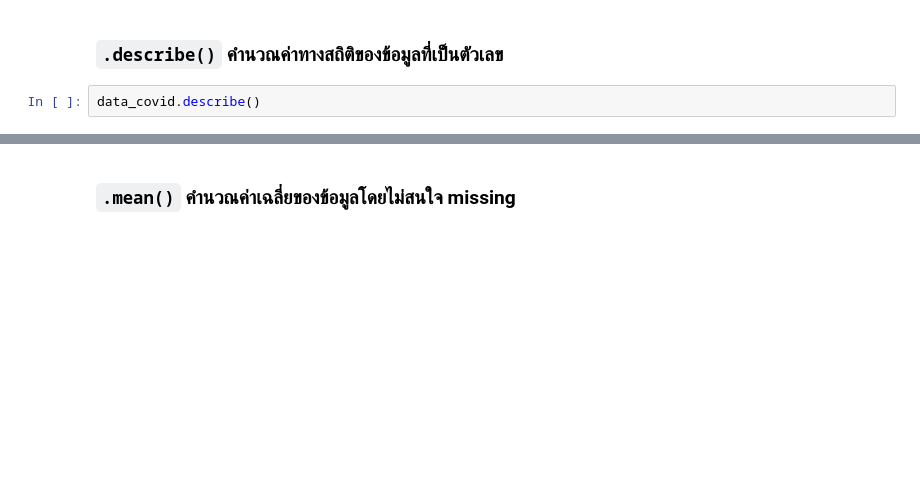
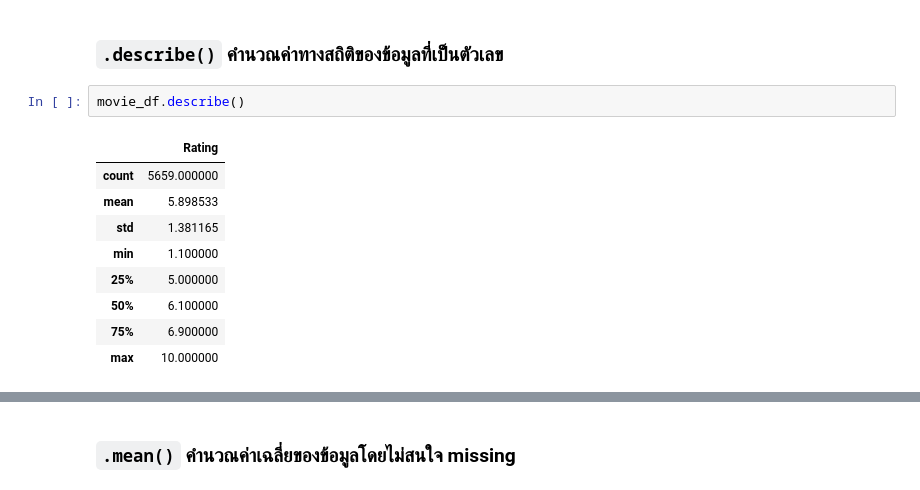
Before and after one commit to Meaiie/python_dataviz2024, a Jupyter notebook: Pandas_101.ipynb, the cells around one changed output, grey strips where cells are left out. Saved outputs shown, nothing was run; the diff lists cells and outputs as text; blank space fills up the shorter version.

````diff
--- a/Pandas_101.ipynb
+++ b/Pandas_101.ipynb
@@ -875,4 +957,14 @@ data_covid[TF].head()
 # %% [markdown]
 ### ```.describe()``` คำนวณค่าทางสถิติของข้อมูลที่เป็นตัวเลข
 # %%
-data_covid.describe()
+movie_df.describe()
+# %% [output]
+|  | Rating |
+| count | 5659.000000 |
+| mean | 5.898533 |
+| std | 1.381165 |
+| min | 1.100000 |
+| 25% | 5.000000 |
+| 50% | 6.100000 |
+| 75% | 6.900000 |
+| max | 10.000000 |
````
Also changed, not shown: parts of 18 cells of this notebook.
